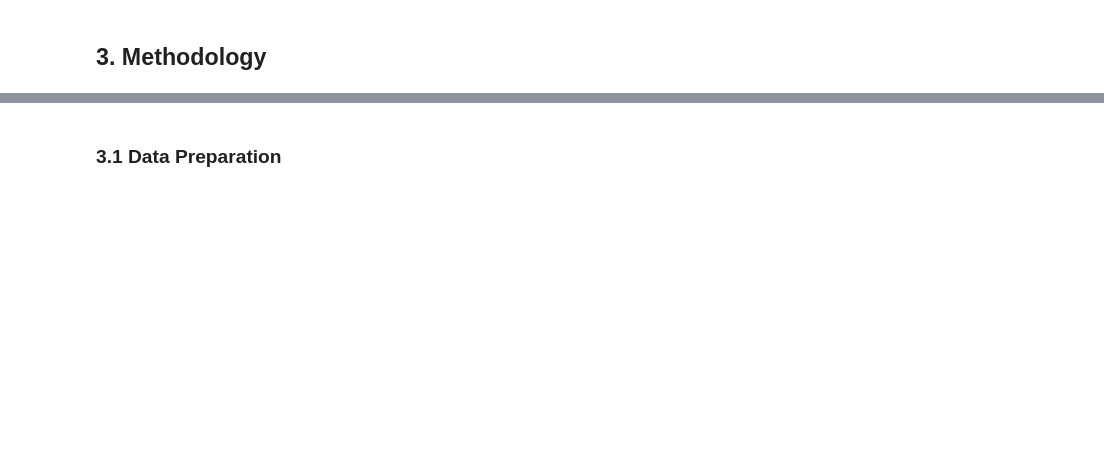
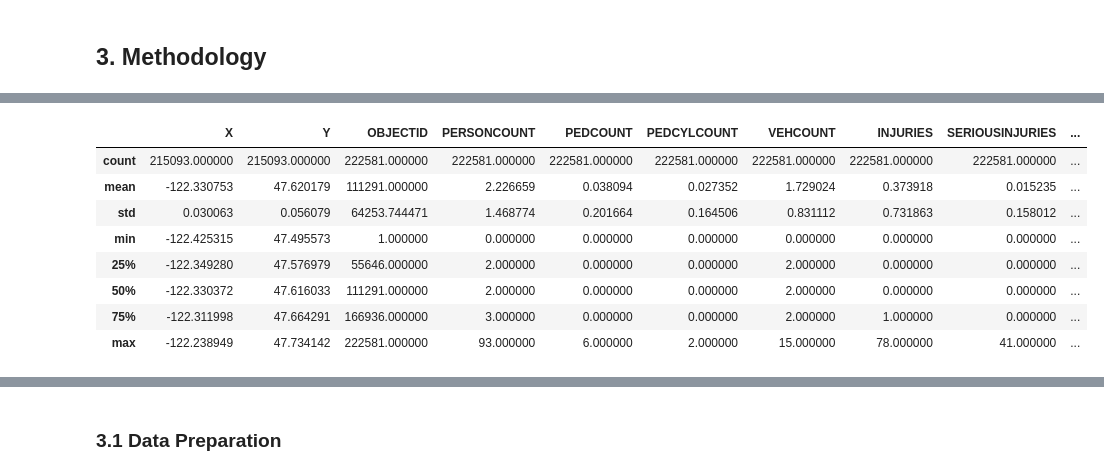
Before and after one commit to mcamera/Traffic_Accidents_Seattle, a Jupyter notebook: Traffic_Accidents_Seattle.ipynb, the cells around one changed output, grey strips where cells are left out. Cells and saved outputs as stored; diff of their text form; code cells hidden in the pictures; blank space fills up the shorter version.

Commit message:
Data preparation done. Again.

```diff
--- a/Traffic_Accidents_Seattle.ipynb
+++ b/Traffic_Accidents_Seattle.ipynb
@@ -58,0 +94,8 @@ The complete metadata for the data source can be found via [this link.](https://
+# %%
+#Loading the data
+chosen_attributes = ['OBJECTID','X','Y','ADDRTYPE','LOCATION','SEVERITYCODE','SEVERITYDESC',
+                     'COLLISIONTYPE','PERSONCOUNT','PEDCOUNT','PEDCYLCOUNT','VEHCOUNT','INJURIES',
+                     'SERIOUSINJURIES','FATALITIES','INCDTTM','JUNCTIONTYPE','INATTENTIONIND',
+                     'UNDERINFL','WEATHER','ROADCOND','LIGHTCOND','SPEEDING','HITPARKEDCAR']
+collisions_raw = pd.read_csv('collisions.csv', low_memory=False, usecols=chosen_attributes, parse_dates=['INCDTTM']) #loading the data with the features chosen and formating the 'INCDTTM' attribute to a date format.
+print('Data loaded!')
@@ -58,0 +117,12 @@ The complete metadata for the data source can be found via [this link.](https://
+# %%
+collisions_raw.describe()
+# %% [output]
+|  | X | Y | OBJECTID | PERSONCOUNT | PEDCOUNT | PEDCYLCOUNT | VEHCOUNT | INJURIES | SERIOUSINJURIES | ... |
+| count | 215093.000000 | 215093.000000 | 222581.000000 | 222581.000000 | 222581.000000 | 222581.000000 | 222581.000000 | 222581.000000 | 222581.000000 | ... |
+| mean | -122.330753 | 47.620179 | 111291.000000 | 2.226659 | 0.038094 | 0.027352 | 1.729024 | 0.373918 | 0.015235 | ... |
+| std | 0.030063 | 0.056079 | 64253.744471 | 1.468774 | 0.201664 | 0.164506 | 0.831112 | 0.731863 | 0.158012 | ... |
+| min | -122.425315 | 47.495573 | 1.000000 | 0.000000 | 0.000000 | 0.000000 | 0.000000 | 0.000000 | 0.000000 | ... |
+| 25% | -122.349280 | 47.576979 | 55646.000000 | 2.000000 | 0.000000 | 0.000000 | 2.000000 | 0.000000 | 0.000000 | ... |
+| 50% | -122.330372 | 47.616033 | 111291.000000 | 2.000000 | 0.000000 | 0.000000 | 2.000000 | 0.000000 | 0.000000 | ... |
+| 75% | -122.311998 | 47.664291 | 166936.000000 | 3.000000 | 0.000000 | 0.000000 | 2.000000 | 1.000000 | 0.000000 | ... |
+| max | -122.238949 | 47.734142 | 222581.000000 | 93.000000 | 6.000000 | 2.000000 | 15.000000 | 78.000000 | 41.000000 | ... |
```
Also changed, not shown: parts of 70 cells of this notebook.
